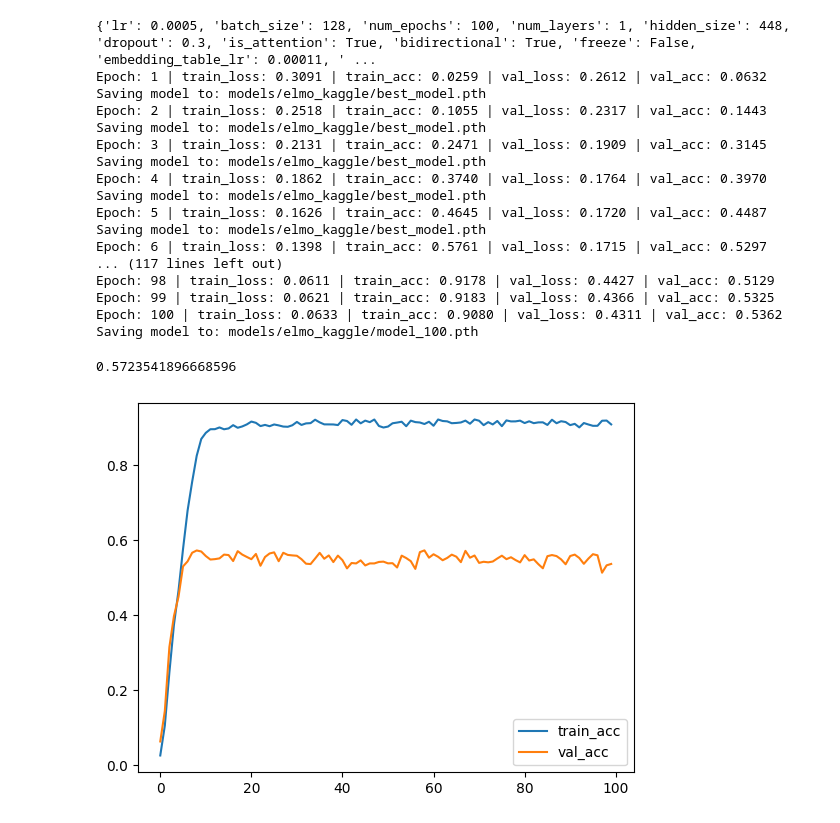
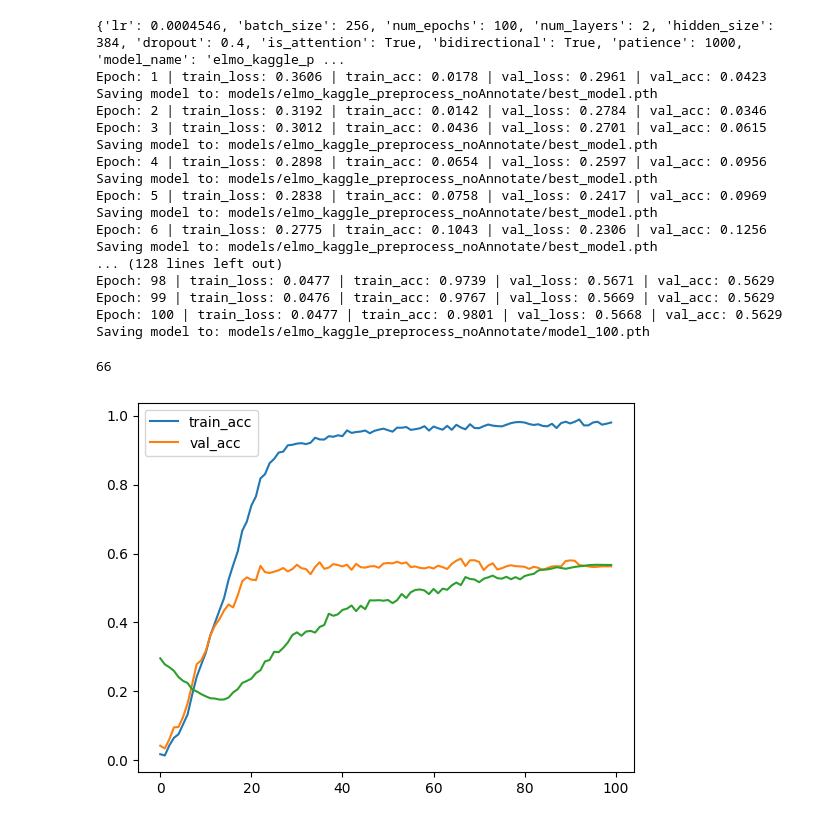
Before and after one commit to alexsui/NLP, a Jupyter notebook: hw1/train.ipynb, the cells around one changed output. Cells and saved outputs as stored; diff of their text form; code cells hidden in the pictures.

Commit message:
add attention plot

```diff
--- a/hw1/train.ipynb
+++ b/hw1/train.ipynb
@@ -64,8 +24,0 @@ array([1., 0., 0., 0., 0., 0., 0., 0., 0., 0., 0., 0.])
-# %%
-def read_data( root_dir):
-    with open(root_dir, "r") as f:
-        data = json.load(f)
-    df =  pd.DataFrame(data)
-    return df
-df =read_data("./HW1_dataset/train.json")
-df.iloc[:800,:].to_csv("./train.csv", index=False)
@@ -94,8 +193,6 @@ class myDataset(Dataset):
         self.unk_token = unk_token
         self.kind = kind
         self.max_seq_length = max_seq_length
-        self.w2i = {term:i for i, term in enumerate(vocab)}
-        self.i2w = {i:term for i, term in enumerate(vocab)}
         self.data = self.read_data(root_dir)
         self.tweets = self.preprocess(self.data.tweet)
         if self.mode != "test":
@@ -143,11 +240,8 @@ class myDataset(Dataset):
             x = re.sub(r'\+', '', x)
             x = re.sub(r'\|', '', x)
             x = re.sub(r'\.\.\.', '', x)
-            # x = x.replace("#","<hashtag>")
             x = clean(x,no_emoji=True, lower=True, no_urls =True, no_numbers=True, replace_with_url="", replace_with_number="<NUMBER>")
             return x
-
-        # TODO : stemming
         filtered_tweets = tweets.apply(lambda x : filter_words(x))
         return filtered_tweets
     def encode_label(self, label):
@@ -484,18 +549,16 @@ class Trainer(object):
         return results
 # %%
 config = {
-    "lr":5e-4,
-    "batch_size": 128,
+    "lr":4.546e-4,
+    "batch_size": 256,
     "num_epochs": 100,
-    "num_layers": 1,
-    "hidden_size": 448,
-    "dropout": 0.3,
+    "num_layers": 2,
+    "hidden_size": 384,
+    "dropout": 0.4,
     "is_attention": True,
     "bidirectional": True,
-    # "freeze": False,
-    # "embedding_table_lr" : 11e-5,
     "patience": 1000,
-    "model_name": "elmo_kaggle",
-    "lambda": 4.5e-5,
+    "model_name": "elmo_kaggle_preprocess_noAnnotate",
+    "lambda": 1.3064e-4,
 
 }
@@ -516,32 +576,30 @@ train_dataloader = DataLoader(train_dataset, batch_size=config["batch_size"], sh
 val_dataloader = DataLoader(val_dataset, batch_size=config["batch_size"], shuffle=False)
 test_daloader = DataLoader(test_dataset, batch_size=1, shuffle=False)
 # %%
-# model = BaselineModel(embed_size=100, pretrain_embeddings=embs, hidden_size=config["hidden_size"], num_layers=config["num_layers"], num_classes=12,
-#                     dropout=config["dropout"], is_attention=config["is_attention"], bidirectional=config["bidirectional"], freeze = config["freeze"])
-# model =ELMO(embed_size=1024, hidden_size=config["hidden_size"], num_layers=config["num_layers"], num_classes=12,
-#             dropout=config["dropout"], is_attention = config["is_attention"], bidirectional = config["bidirectional"], freeze = config["freeze"])
+from torch.optim.lr_scheduler import CosineAnnealingLR,CosineAnnealingWarmRestarts,StepLR
 model = KaggleModel(embedding_dim=1024, hidden_dim=config["hidden_size"], num_layers=config["num_layers"], num_classes=12, dropout=config["dropout"],bidirectional=config["bidirectional"])
 model.to(device)
 EPOCHs = config["num_epochs"]
 opt = Lion(model.parameters(), lr=config["lr"])
+scheduler = CosineAnnealingLR(opt,T_max = EPOCHs)
 trainer = Trainer(model,opt=opt, device = device, config=config)
-res = trainer.train(epochs= EPOCHs, train_dataloader=train_dataloader, val_dataloader=val_dataloader, patience=config["patience"], model_name=config['model_name'], scheduler=None)
+res = trainer.train(epochs= EPOCHs, train_dataloader=train_dataloader, val_dataloader=val_dataloader, patience=config["patience"], model_name=config['model_name'], scheduler=scheduler)
 # %% [output]
-{'lr': 0.0005, 'batch_size': 128, 'num_epochs': 100, 'num_layers': 1, 'hidden_size': 448, 'dropout': 0.3, 'is_attention': True, 'bidirectional': True, 'freeze': False, 'embedding_table_lr': 0.00011, ' ...
-Epoch: 1 | train_loss: 0.3091 | train_acc: 0.0259 | val_loss: 0.2612 | val_acc: 0.0632
-Saving model to: models/elmo_kaggle/best_model.pth
-Epoch: 2 | train_loss: 0.2518 | train_acc: 0.1055 | val_loss: 0.2317 | val_acc: 0.1443
-Saving model to: models/elmo_kaggle/best_model.pth
-Epoch: 3 | train_loss: 0.2131 | train_acc: 0.2471 | val_loss: 0.1909 | val_acc: 0.3145
-Saving model to: models/elmo_kaggle/best_model.pth
-Epoch: 4 | train_loss: 0.1862 | train_acc: 0.3740 | val_loss: 0.1764 | val_acc: 0.3970
-Saving model to: models/elmo_kaggle/best_model.pth
-Epoch: 5 | train_loss: 0.1626 | train_acc: 0.4645 | val_loss: 0.1720 | val_acc: 0.4487
-Saving model to: models/elmo_kaggle/best_model.pth
-Epoch: 6 | train_loss: 0.1398 | train_acc: 0.5761 | val_loss: 0.1715 | val_acc: 0.5297
-... (117 lines left out)
-Epoch: 98 | train_loss: 0.0611 | train_acc: 0.9178 | val_loss: 0.4427 | val_acc: 0.5129
-Epoch: 99 | train_loss: 0.0621 | train_acc: 0.9183 | val_loss: 0.4366 | val_acc: 0.5325
-Epoch: 100 | train_loss: 0.0633 | train_acc: 0.9080 | val_loss: 0.4311 | val_acc: 0.5362
-Saving model to: models/elmo_kaggle/model_100.pth
+{'lr': 0.0004546, 'batch_size': 256, 'num_epochs': 100, 'num_layers': 2, 'hidden_size': 384, 'dropout': 0.4, 'is_attention': True, 'bidirectional': True, 'patience': 1000, 'model_name': 'elmo_kaggle_p ...
+Epoch: 1 | train_loss: 0.3606 | train_acc: 0.0178 | val_loss: 0.2961 | val_acc: 0.0423
+Saving model to: models/elmo_kaggle_preprocess_noAnnotate/best_model.pth
+Epoch: 2 | train_loss: 0.3192 | train_acc: 0.0142 | val_loss: 0.2784 | val_acc: 0.0346
+Epoch: 3 | train_loss: 0.3012 | train_acc: 0.0436 | val_loss: 0.2701 | val_acc: 0.0615
+Saving model to: models/elmo_kaggle_preprocess_noAnnotate/best_model.pth
+Epoch: 4 | train_loss: 0.2898 | train_acc: 0.0654 | val_loss: 0.2597 | val_acc: 0.0956
+Saving model to: models/elmo_kaggle_preprocess_noAnnotate/best_model.pth
+Epoch: 5 | train_loss: 0.2838 | train_acc: 0.0758 | val_loss: 0.2417 | val_acc: 0.0969
+Saving model to: models/elmo_kaggle_preprocess_noAnnotate/best_model.pth
+Epoch: 6 | train_loss: 0.2775 | train_acc: 0.1043 | val_loss: 0.2306 | val_acc: 0.1256
+Saving model to: models/elmo_kaggle_preprocess_noAnnotate/best_model.pth
+... (128 lines left out)
+Epoch: 98 | train_loss: 0.0477 | train_acc: 0.9739 | val_loss: 0.5671 | val_acc: 0.5629
+Epoch: 99 | train_loss: 0.0476 | train_acc: 0.9767 | val_loss: 0.5669 | val_acc: 0.5629
+Epoch: 100 | train_loss: 0.0477 | train_acc: 0.9801 | val_loss: 0.5668 | val_acc: 0.5629
+Saving model to: models/elmo_kaggle_preprocess_noAnnotate/model_100.pth
 # %%
@@ -552,8 +610,9 @@ trainer.test_step(test_daloader).to_csv("./submission.csv", index_label="index")
 # %%
 res = pd.DataFrame(res)
 res[['train_acc','val_acc']].plot()
-#ylim=(0.4,0.55)
+res['val_loss'].plot()
 res['val_acc'].max()
+res['val_acc'].tolist().index(res['val_acc'].max())
 # %% [output]
-0.5723541896668596
+66
-[figure, old version]
+[figure, new version]
```
Also changed, not shown: parts of 20 cells of this notebook, 4 other files.
